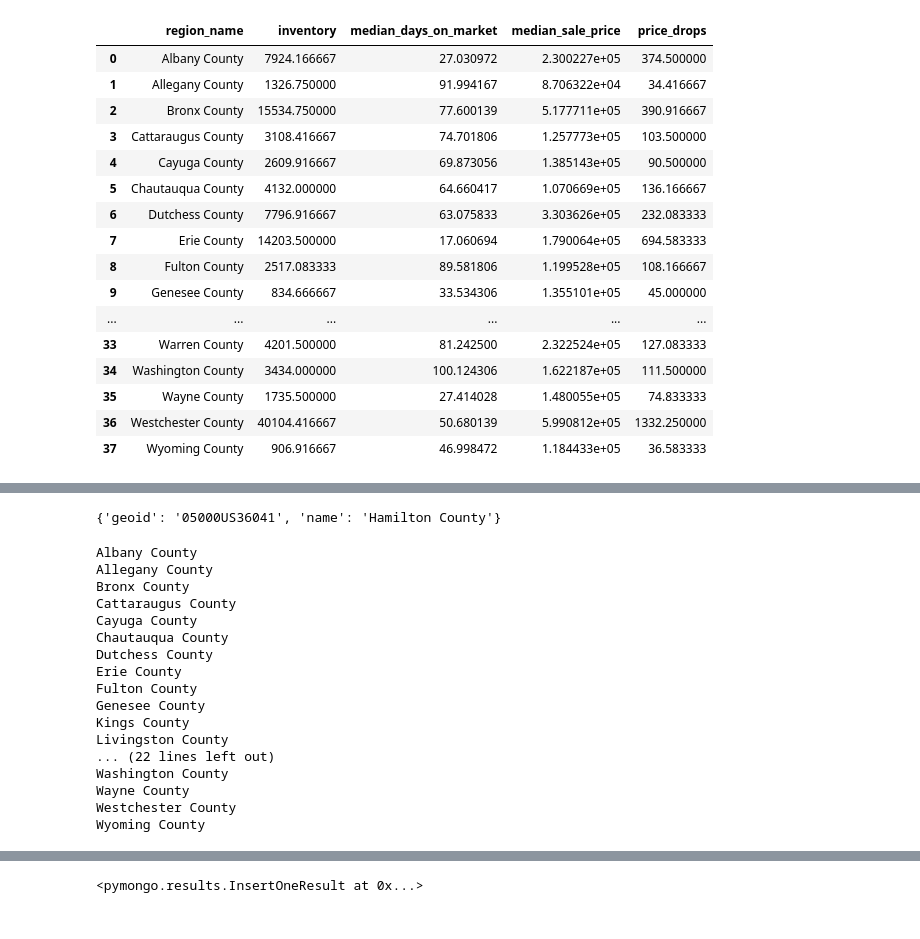
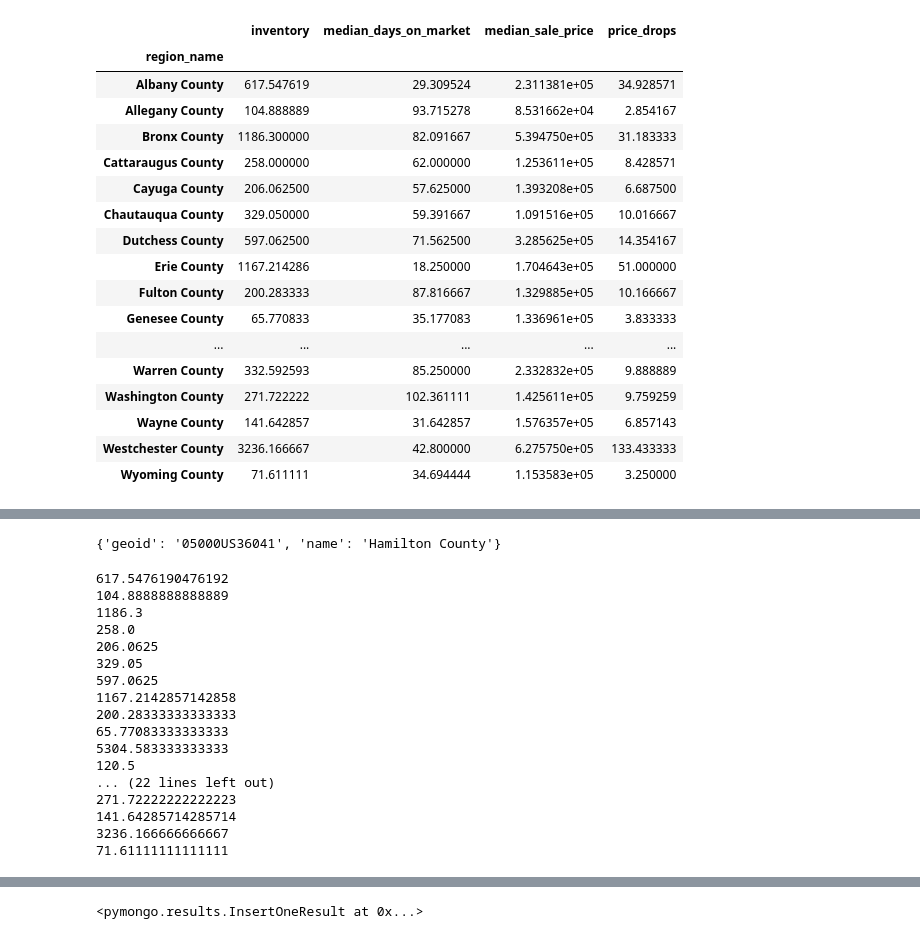
Before and after one commit to DPintacasi/BCproject2, a Jupyter notebook: ETL/ny_choropleth_ETL.ipynb, the cells around one changed output, grey strips where cells are left out. Cells and saved outputs as stored; diff of their text form; code cells hidden in the pictures.

```diff
--- a/ETL/ny_choropleth_ETL.ipynb
+++ b/ETL/ny_choropleth_ETL.ipynb
@@ -11,7 +11,7 @@ import json
 conn = 'mongodb://localhost:27017'
 client = pymongo.MongoClient(conn)
 db = client.housing_db
-# collection = db.ny_choropleth
-df = pd.DataFrame(list(db.ny_map.find()))
+collection = db.ny_map
+df = pd.DataFrame(list(db.housing_summary.find()))
 df
 # %% [output]
@@ -31,29 +31,31 @@ df
 # %%
+df['region_name']= df['region_name'].str.split(',',expand=True)
+df = df[df['region_name'].str.contains('(?!$)County')]
 df= df.groupby(['region_name']).agg({'inventory':'mean',
                          'median_days_on_market':'mean',
                          'median_sale_price':'mean',
                          'price_drops':'mean',
                         })
-df.reset_index(inplace = True)
 df
 # %% [output]
-|  | region_name | inventory | median_days_on_market | median_sale_price | price_drops |
-| 0 | Albany County | 7924.166667 | 27.030972 | 2.300227e+05 | 374.500000 |
-| 1 | Allegany County | 1326.750000 | 91.994167 | 8.706322e+04 | 34.416667 |
-| 2 | Bronx County | 15534.750000 | 77.600139 | 5.177711e+05 | 390.916667 |
-| 3 | Cattaraugus County | 3108.416667 | 74.701806 | 1.257773e+05 | 103.500000 |
-| 4 | Cayuga County | 2609.916667 | 69.873056 | 1.385143e+05 | 90.500000 |
-| 5 | Chautauqua County | 4132.000000 | 64.660417 | 1.070669e+05 | 136.166667 |
-| 6 | Dutchess County | 7796.916667 | 63.075833 | 3.303626e+05 | 232.083333 |
-| 7 | Erie County | 14203.500000 | 17.060694 | 1.790064e+05 | 694.583333 |
-| 8 | Fulton County | 2517.083333 | 89.581806 | 1.199528e+05 | 108.166667 |
-| 9 | Genesee County | 834.666667 | 33.534306 | 1.355101e+05 | 45.000000 |
-| ... | ... | ... | ... | ... | ... |
-| 33 | Warren County | 4201.500000 | 81.242500 | 2.322524e+05 | 127.083333 |
-| 34 | Washington County | 3434.000000 | 100.124306 | 1.622187e+05 | 111.500000 |
-| 35 | Wayne County | 1735.500000 | 27.414028 | 1.480055e+05 | 74.833333 |
-| 36 | Westchester County | 40104.416667 | 50.680139 | 5.990812e+05 | 1332.250000 |
-| 37 | Wyoming County | 906.916667 | 46.998472 | 1.184433e+05 | 36.583333 |
+|  | inventory | median_days_on_market | median_sale_price | price_drops |
+| region_name |  |  |  |  |
+| Albany County | 617.547619 | 29.309524 | 2.311381e+05 | 34.928571 |
+| Allegany County | 104.888889 | 93.715278 | 8.531662e+04 | 2.854167 |
+| Bronx County | 1186.300000 | 82.091667 | 5.394750e+05 | 31.183333 |
+| Cattaraugus County | 258.000000 | 62.000000 | 1.253611e+05 | 8.428571 |
+| Cayuga County | 206.062500 | 57.625000 | 1.393208e+05 | 6.687500 |
+| Chautauqua County | 329.050000 | 59.391667 | 1.091516e+05 | 10.016667 |
+| Dutchess County | 597.062500 | 71.562500 | 3.285625e+05 | 14.354167 |
+| Erie County | 1167.214286 | 18.250000 | 1.704643e+05 | 51.000000 |
+| Fulton County | 200.283333 | 87.816667 | 1.329885e+05 | 10.166667 |
+| Genesee County | 65.770833 | 35.177083 | 1.336961e+05 | 3.833333 |
+| ... | ... | ... | ... | ... |
+| Warren County | 332.592593 | 85.250000 | 2.332832e+05 | 9.888889 |
+| Washington County | 271.722222 | 102.361111 | 1.425611e+05 | 9.759259 |
+| Wayne County | 141.642857 | 31.642857 | 1.576357e+05 | 6.857143 |
+| Westchester County | 3236.166667 | 42.800000 | 6.275750e+05 | 133.433333 |
+| Wyoming County | 71.611111 | 34.694444 | 1.153583e+05 | 3.250000 |
 # %%
 response = requests.get("https://raw.githubusercontent.com/codeforamerica/click_that_hood/master/public/data/new-york-counties.geojson").json()
 print(json.dumps(response ,indent = 4))
@@ -83,20 +85,20 @@ response["features"][0]['properties']
  for row in df.iterrows():
         print(row[1][0])
 # %% [output]
-Albany County
-Allegany County
-Bronx County
-Cattaraugus County
-Cayuga County
-Chautauqua County
-Dutchess County
-Erie County
-Fulton County
-Genesee County
-Kings County
-Livingston County
+617.5476190476192
+104.8888888888889
+1186.3
+258.0
+206.0625
+329.05
+597.0625
+1167.2142857142858
+200.28333333333333
+65.77083333333333
+5304.583333333333
+120.5
 ... (22 lines left out)
-Washington County
-Wayne County
-Westchester County
-Wyoming County
+271.72222222222223
+141.64285714285714
+3236.166666666667
+71.61111111111111
```
Also changed, not shown: parts of 6 cells of this notebook, 3 other files.
